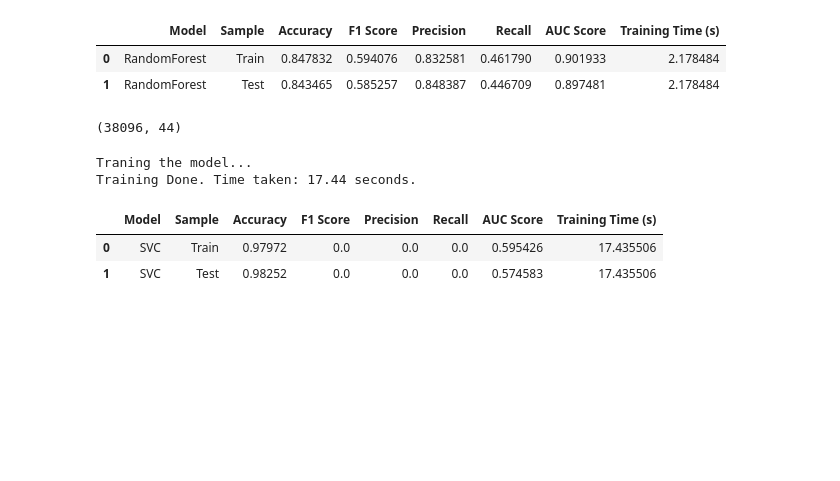
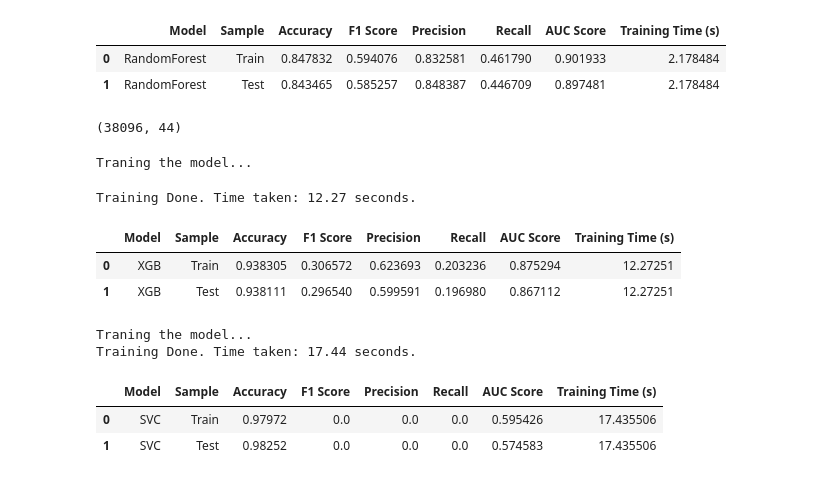
Before and after one commit to ShamilShukurov/ADA_GWU_Master_Thesis, a Jupyter notebook: Code/Modelling_Playground.ipynb, the cells around one changed output. Saved outputs shown, nothing was run; the diff lists cells and outputs as text; code cells hidden in the pictures; blank space fills up the shorter version.

Commit message:
SelfBoosting implemented

```diff
--- a/Code/Modelling_Playground.ipynb
+++ b/Code/Modelling_Playground.ipynb
@@ -72,6 +72,15 @@ Training Done. Time taken: 2.18 seconds.
 print(d.X_train.shape)
 # %% [output]
 (38096, 44)
+# %%
+sbxgb = SelfBoostingXGBoostClassifier()
+sbxgb.train_eval(gmc.X_train, gmc.y_train, gmc.X_test, gmc.y_test)
+# %% [output]
+Traning the model...
+Training Done. Time taken: 12.27 seconds.
+|  | Model | Sample | Accuracy | F1 Score | Precision | Recall | AUC Score | Training Time (s) |
+| 0 | XGB | Train | 0.938305 | 0.306572 | 0.623693 | 0.203236 | 0.875294 | 12.27251 |
+| 1 | XGB | Test | 0.938111 | 0.296540 | 0.599591 | 0.196980 | 0.867112 | 12.27251 |
 # %%
 s = SVMClassifier()
 # %%
```
Also changed, not shown: 2 other files.
